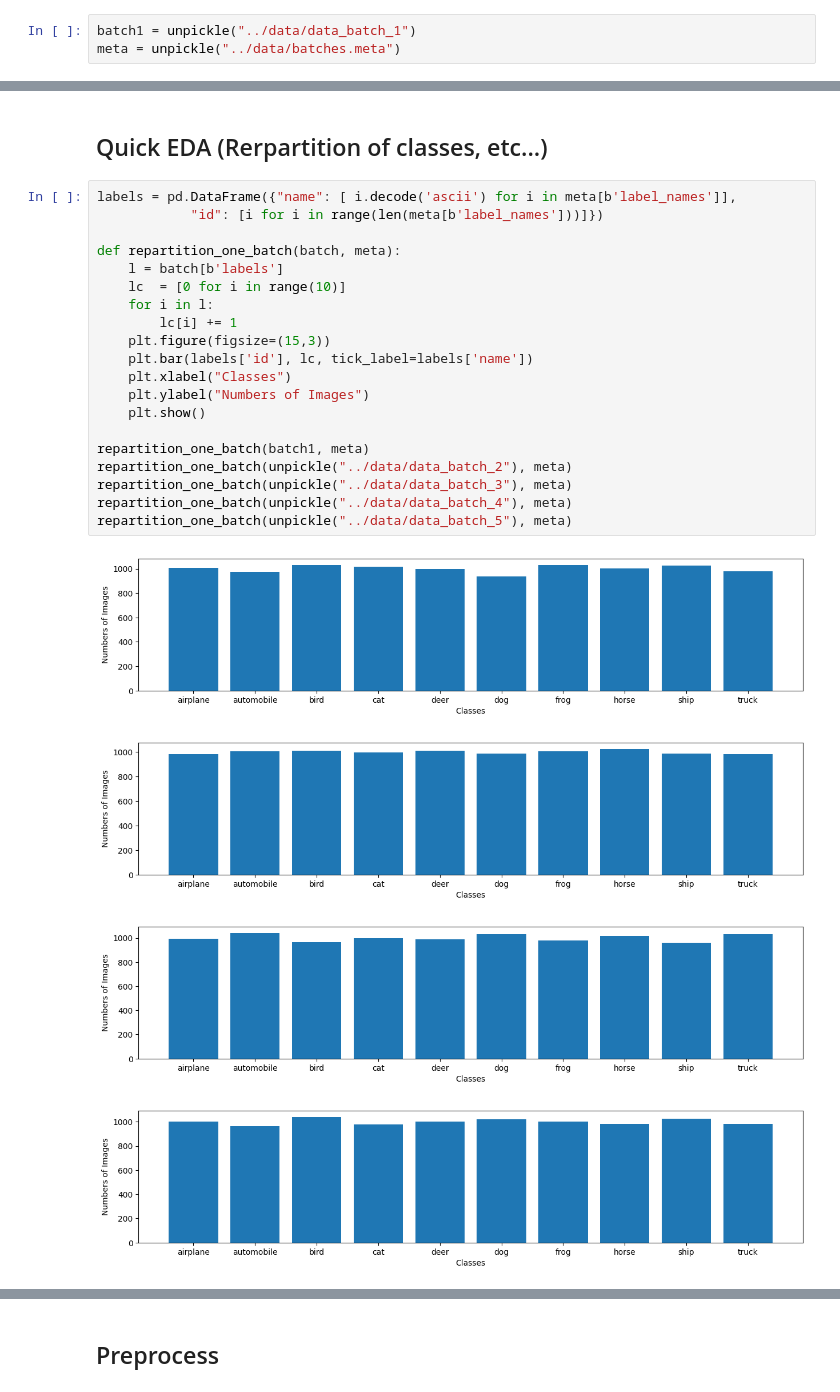
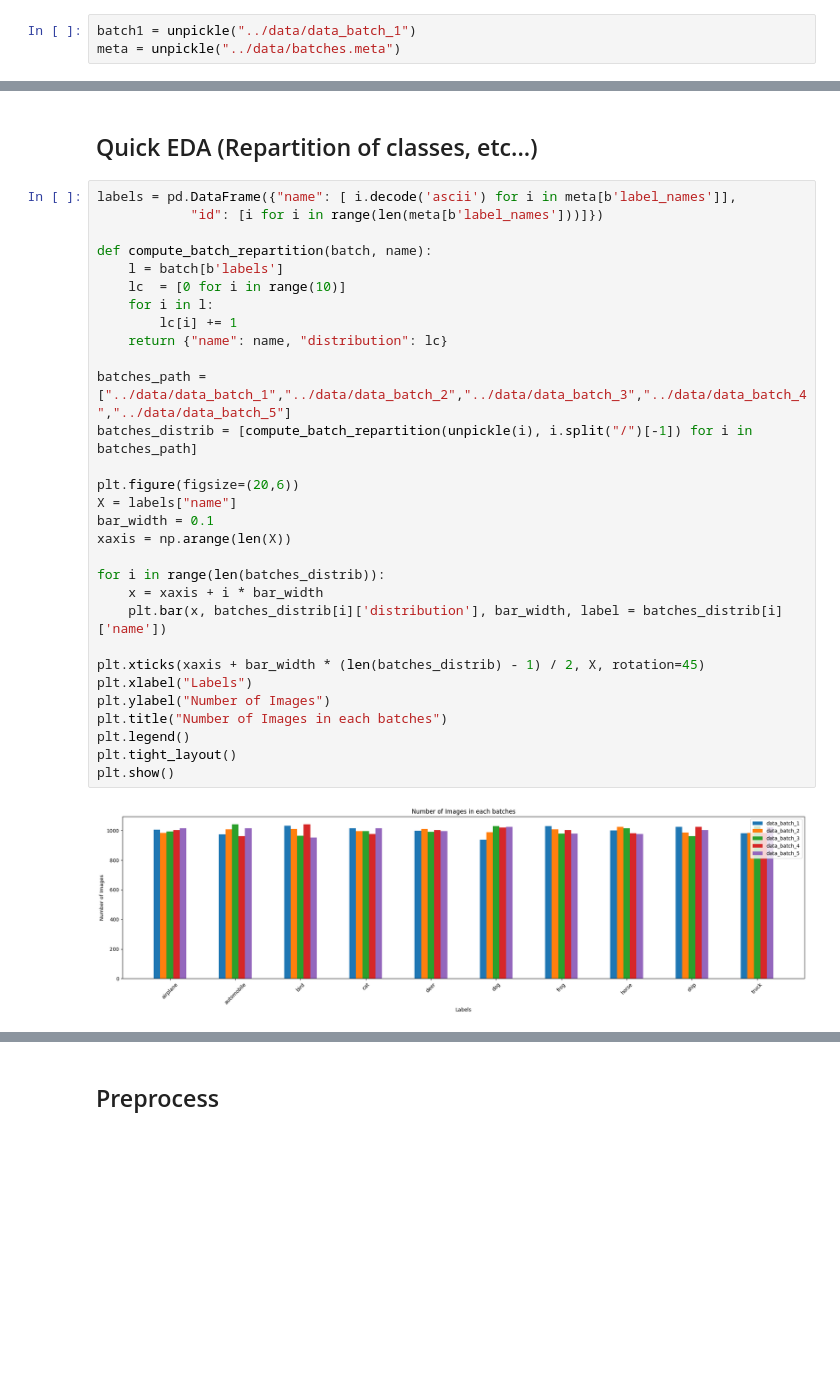
Before and after one commit to antoninchafiol/cifar10, a Jupyter notebook: notebooks/Cifar_CNN_TF_classification.ipynb, the cells around one changed output, grey strips where cells are left out. Drawn from its saved outputs; the diff is of its cells as text; blank space fills up the shorter version.

```diff
--- a/notebooks/Cifar_CNN_TF_classification.ipynb
+++ b/notebooks/Cifar_CNN_TF_classification.ipynb
@@ -77,27 +77,34 @@ display_images(batch1,meta)
 # %% [markdown]
-## Quick EDA (Rerpartition of classes, etc...)
+## Quick EDA (Repartition of classes, etc...)
 # %%
 labels = pd.DataFrame({"name": [ i.decode('ascii') for i in meta[b'label_names']],
             "id": [i for i in range(len(meta[b'label_names']))]})
 
-def repartition_one_batch(batch, meta):
+def compute_batch_repartition(batch, name):
     l = batch[b'labels']
     lc  = [0 for i in range(10)]
     for i in l:
         lc[i] += 1
-    plt.figure(figsize=(15,3))
-    plt.bar(labels['id'], lc, tick_label=labels['name'])
-    plt.xlabel("Classes")
-    plt.ylabel("Numbers of Images")
-    plt.show()
+    return {"name": name, "distribution": lc}
 
-repartition_one_batch(batch1, meta)
-repartition_one_batch(unpickle("../data/data_batch_2"), meta)
-repartition_one_batch(unpickle("../data/data_batch_3"), meta)
-repartition_one_batch(unpickle("../data/data_batch_4"), meta)
-repartition_one_batch(unpickle("../data/data_batch_5"), meta)
+batches_path = ["../data/data_batch_1","../data/data_batch_2","../data/data_batch_3","../data/data_batch_4","../data/data_batch_5"]
+batches_distrib = [compute_batch_repartition(unpickle(i), i.split("/")[-1]) for i in batches_path]
+
+plt.figure(figsize=(20,6))
+X = labels["name"]
+bar_width = 0.1
+xaxis = np.arange(len(X))
+
+for i in range(len(batches_distrib)):
+    x = xaxis + i * bar_width
+    plt.bar(x, batches_distrib[i]['distribution'], bar_width, label = batches_distrib[i]['name'])
+
+plt.xticks(xaxis + bar_width * (len(batches_distrib) - 1) / 2, X, rotation=45)
+plt.xlabel("Labels")
+plt.ylabel("Number of Images")
+plt.title("Number of Images in each batches")
+plt.legend()
+plt.tight_layout()
+plt.show()
 # %% [output]
-[figure, old version]
+[figure, new version]
-[figure, removed]
-[figure, removed]
-[figure, removed]
```
Also changed, not shown: parts of 7 cells of this notebook.
